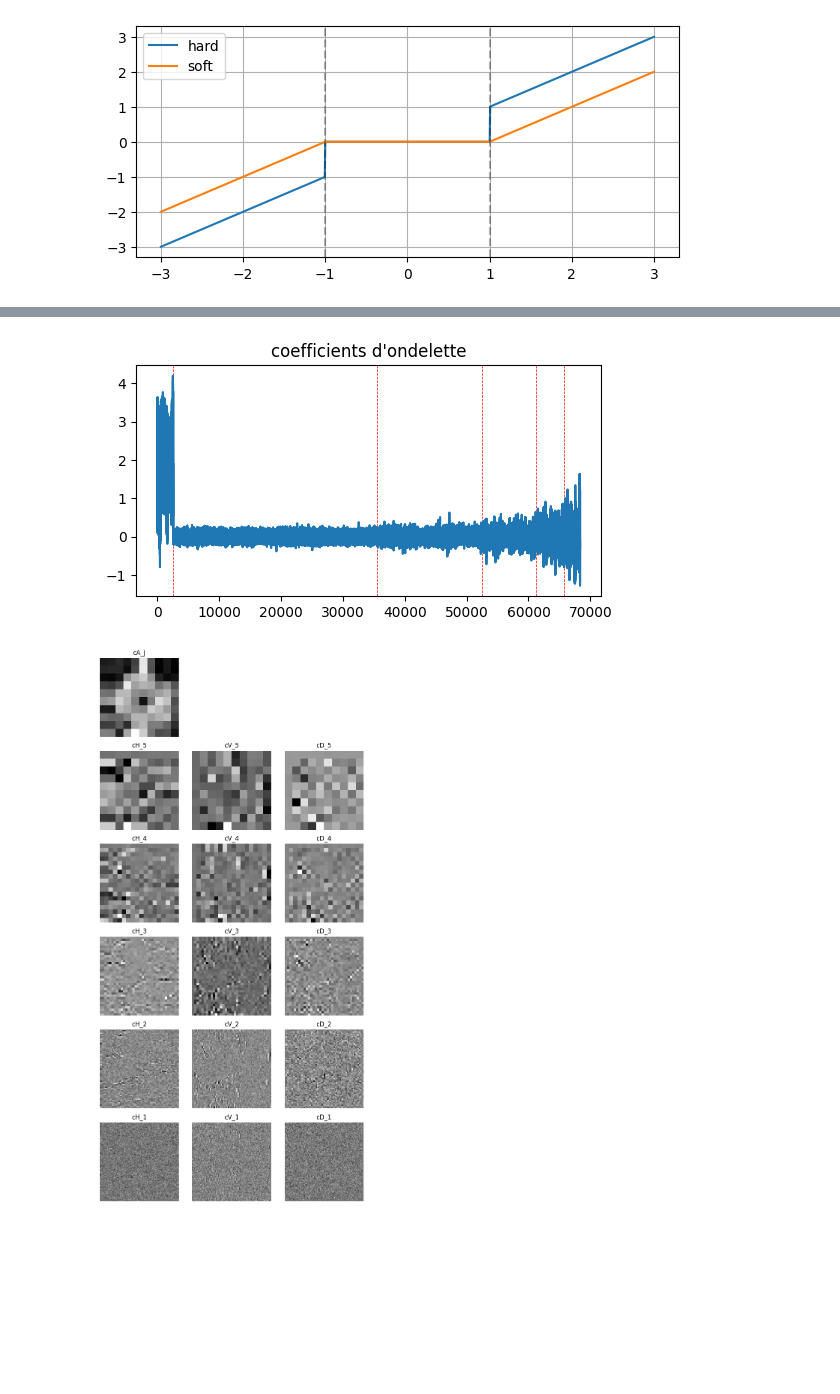
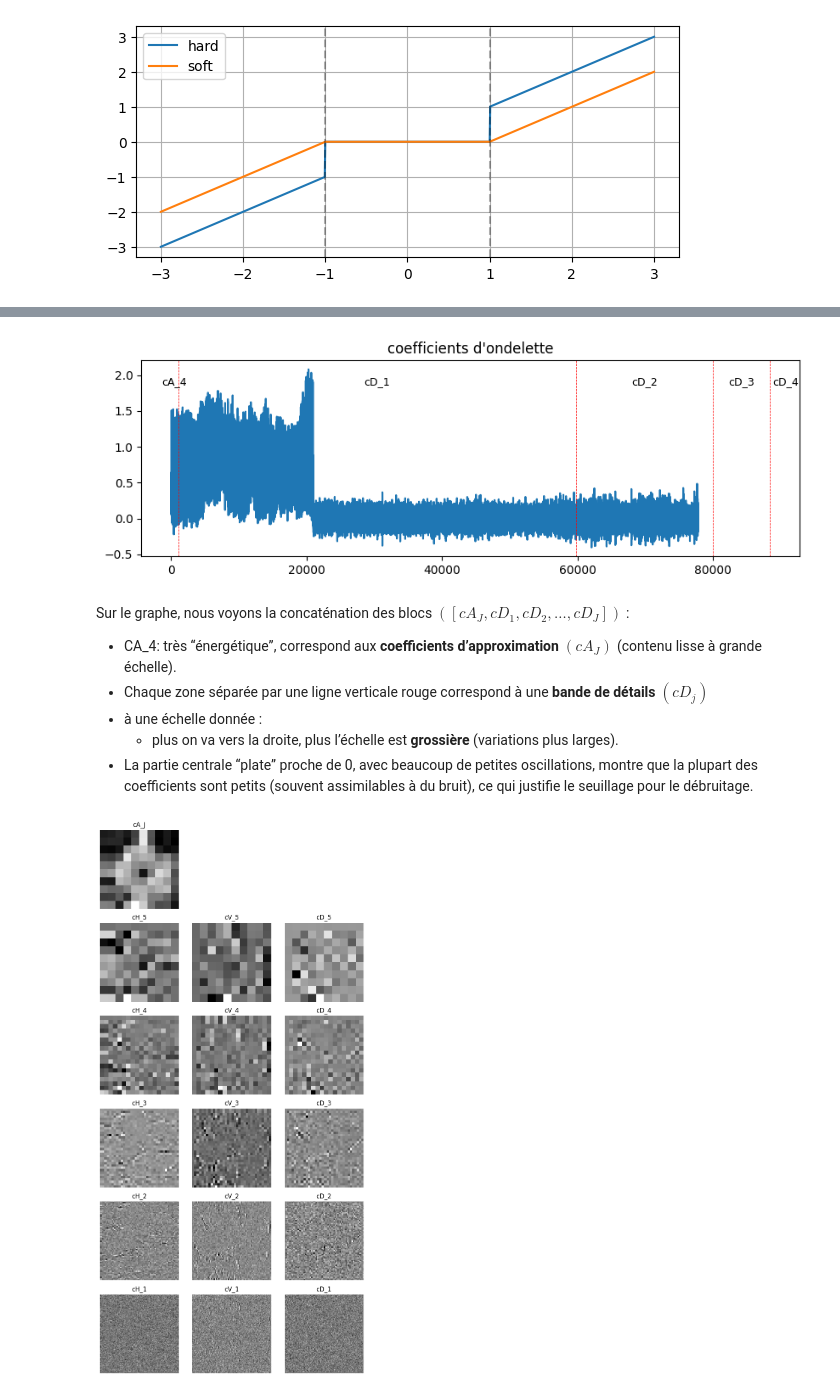
Before and after one commit to Borleo/2_M2_IAFA, a Jupyter notebook: TP_M2IAFA/TP_M2_IMGCMPT/TP23_Imagerie_Computationnelle/2_Wavelet Denoising /Image Denoising with Wavelets/denoisingwav_2_wavelet_2d.ipynb, the cells around one changed output, grey strips where cells are left out. Saved outputs shown, nothing was run; the diff lists cells and outputs as text; code cells hidden in the pictures; blank space fills up the shorter version.

```diff
--- a/TP_M2IAFA/TP_M2_IMGCMPT/TP23_Imagerie_Computationnelle/2_Wavelet Denoising /Image Denoising with Wavelets/denoisingwav_2_wavelet_2d.ipynb
+++ b/TP_M2IAFA/TP_M2_IMGCMPT/TP23_Imagerie_Computationnelle/2_Wavelet Denoising /Image Denoising with Wavelets/denoisingwav_2_wavelet_2d.ipynb
@@ -179,7 +269,41 @@ Display the noisy coefficients.
-# %%
-plt.figure(figsize=(6,3))
-plot_wavelet_1d(coeffs_ti_1d)
-plt.title("coefficients d'ondelette")
-plt.show()
-# %% [output]
-[figure, removed]
+# %%
+plt.figure(figsize=(10,3))
+plt.plot(x)
+plt.title("coefficients d'ondelette")
+
+# Jmin : niveau minimal
+# J    : niveau maximal (par ex. J = Jmin + 1 comme dans l'appel MATLAB)
+
+Jmin = 4
+coeffs_ti_2d = pywt.wavedec2(y, wavelet=wavelet, level=Jmin+1)
+cA_J, *details = coeffs_ti_2d
+details = details[::-1]
+blocs = [np.ravel(cA_J)] + [np.ravel(d) for d in details]
+labels = [f"cA_{J}"] + [f"cD_{j}" for j in range(1, J+1)]
+
+# positions de séparation + annotations
+pos = 0
+labels = [f"cA_{Jmin}"] + [f"cD_{j}" for j in range(1, Jmin+1)]
+
+for b, lab in zip(blocs, labels):
+    L = len(b)
+    x_center = pos + L/2
+    # ligne verticale au début du bloc (sauf le tout premier)
+    if pos > 0:
+        plt.axvline(pos, color='r', linestyle='--', linewidth=0.5)
+    # texte au milieu du bloc
+    plt.text(x_center, plt.ylim()[1]*0.9, lab,
+             ha='center', va='top', fontsize=9, color='k')
+    pos += L
+
+plt.axis('tight')
+plt.show()
+# %% [output]
+[figure, added]
+# %% [markdown]
+Sur le graphe, nous voyons la concaténation des blocs $([cA_J, cD_1, cD_2, \dots, cD_J])$ :
+- CA_4: très “énergétique”, correspond aux **coefficients d’approximation** $(cA_J)$ (contenu lisse à grande échelle).
+- Chaque zone séparée par une ligne verticale rouge correspond à une **bande de détails** $(cD_j)$
+- à une échelle donnée :
+   - plus on va vers la droite, plus l’échelle est **grossière** (variations plus larges).
+- La partie centrale “plate” proche de 0, avec beaucoup de petites oscillations, montre que la plupart des coefficients sont petits (souvent assimilables à du bruit), ce qui justifie le seuillage pour le débruitage.
```
Also changed, not shown: parts of 19 cells of this notebook.
